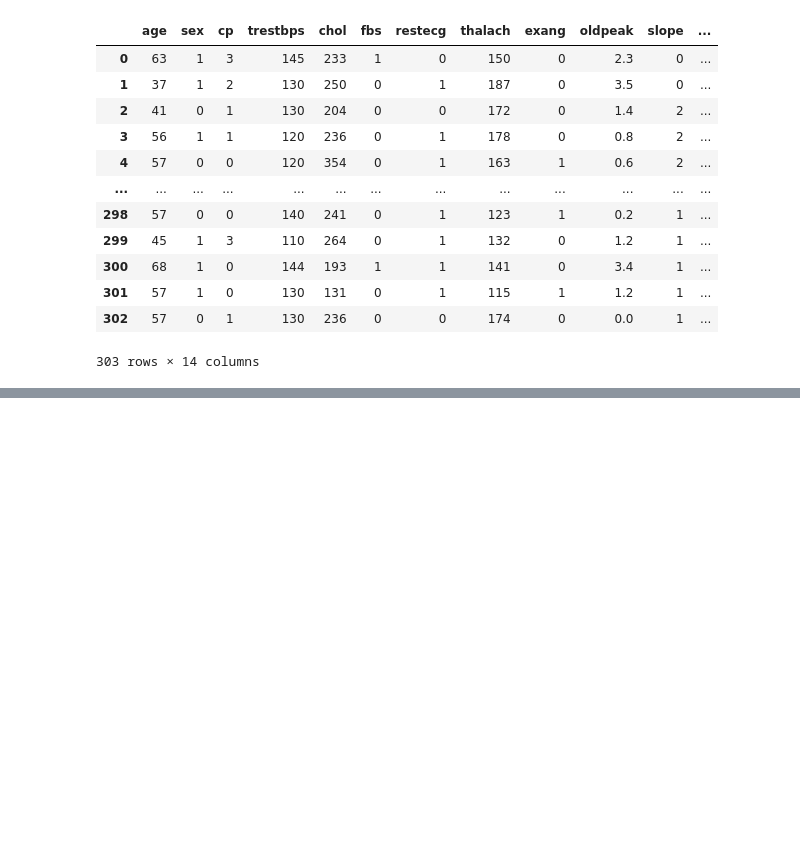
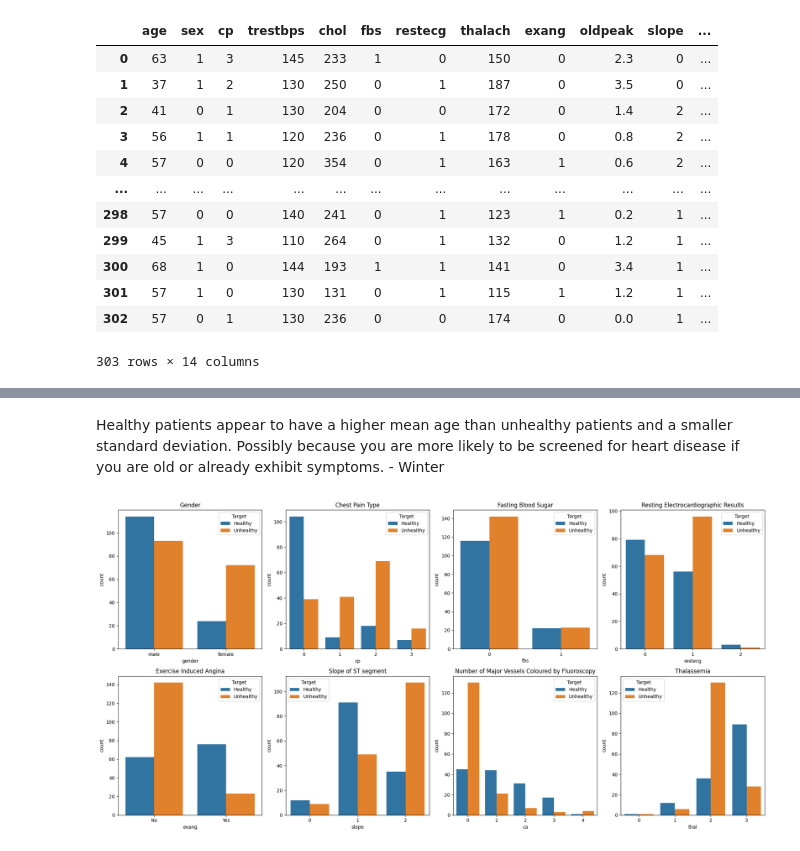
Before and after one commit to Valentin-Iva/Team-2-Project, a Jupyter notebook: team_2_project.ipynb, the cells around one changed output, grey strips where cells are left out. Cells and saved outputs as stored; diff of their text form; code cells hidden in the pictures; blank space fills up the shorter version.

```diff
--- a/team_2_project.ipynb
+++ b/team_2_project.ipynb
@@ -69,0 +255,39 @@ dtype: int64
+# %% [markdown]
+Healthy patients appear to have a higher mean age than unhealthy patients and a smaller standard deviation. Possibly because you are more likely to be screened for heart disease if you are old or already exhibit symptoms. - Winter
+# %%
+#Alex
+
+import pandas as pd
+import numpy as np
+import matplotlib.pyplot as plt
+import seaborn as sns
+import plotly.offline as py
+df = pd.read_csv("/content/cleanedData.csv")
+#number of data points for each feature, seperated by whether data point has heart disease or not
+fig, axes = plt.subplots(nrows=2, ncols=4, figsize=(20,10)) # Removed subplot_titles
+
+cat_feat = ['gender', 'cp', 'fbs', 'restecg', 'exang', 'slope', 'ca', 'thal']
+# Define an appropriate list of titles for each subplot
+plot_titles = ["Gender","Chest Pain Type", "Fasting Blood Sugar","Resting Electrocardiographic Results","Exercise Induced Angina","Slope of ST segment","Number of Major Vessels Coloured by Fluoroscopy","Thalassemia"]
+
+for idx, feature in enumerate(cat_feat):
+    ax = axes[int(idx/4), idx%4]
+    sns.countplot(x=feature, hue='target', data=df, ax=ax)
+    ax.set_title(plot_titles[idx]) # Set individual title for each subplot
+
+    # Customize the legend labels for each subplot
+    handles, labels = ax.get_legend_handles_labels()
+    new_labels = []
+    for label in labels:
+        if label == '0':
+            new_labels.append('Healthy')
+        elif label == '1':
+            new_labels.append('Unhealthy')
+        else:
+            new_labels.append(label)
+
+    ax.legend(handles, new_labels, title="Target") # Apply custom legend labels
+
+plt.tight_layout() # Adjust layout to prevent overlapping titles/labels
+# %% [output]
+[figure, added]
```
Also changed, not shown: parts of 26 cells of this notebook.
